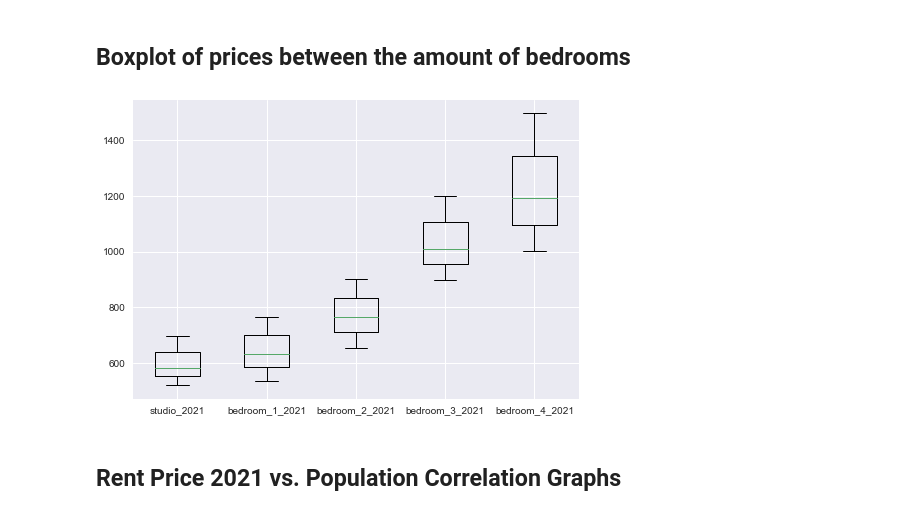
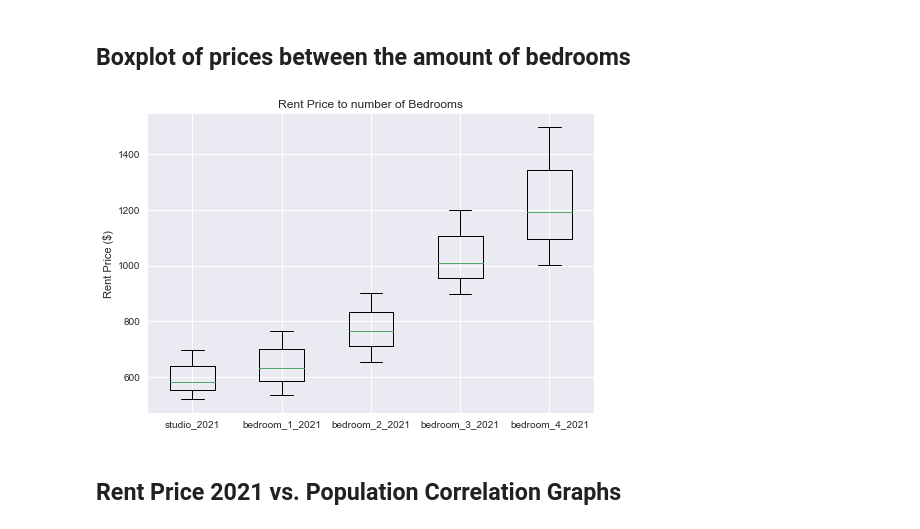
Before and after one commit to Boot-Team-7/project_1_materials, a Jupyter notebook: Andres/Correlation_Pop.ipynb, the cells around one changed output. Saved outputs shown, nothing was run; the diff lists cells and outputs as text; code cells hidden in the pictures.

```diff
--- a/Andres/Correlation_Pop.ipynb
+++ b/Andres/Correlation_Pop.ipynb
@@ -55,13 +48,15 @@ for room in bedroom_amount:
 # %%
 x_axis = np.arange(len(bedroom_amount))
 tick_locations = [value + 1 for value in x_axis]
 fig1, ax1 = plt.subplots()
 #ax1.set_ylabel("")
 ax1.boxplot(bedroom_quantile, sym = 'b')
 plt.xticks(tick_locations, bedroom_amount)
+plt.title("Rent Price to number of Bedrooms")
+plt.ylabel("Rent Price ($)")
 plt.show()
 # %% [output]
-[figure, old version]
+[figure, new version]
 # %% [markdown]
 ## Rent Price 2021 vs. Population Correlation Graphs
 # %%
```
Also changed, not shown: parts of 5 cells of this notebook.
